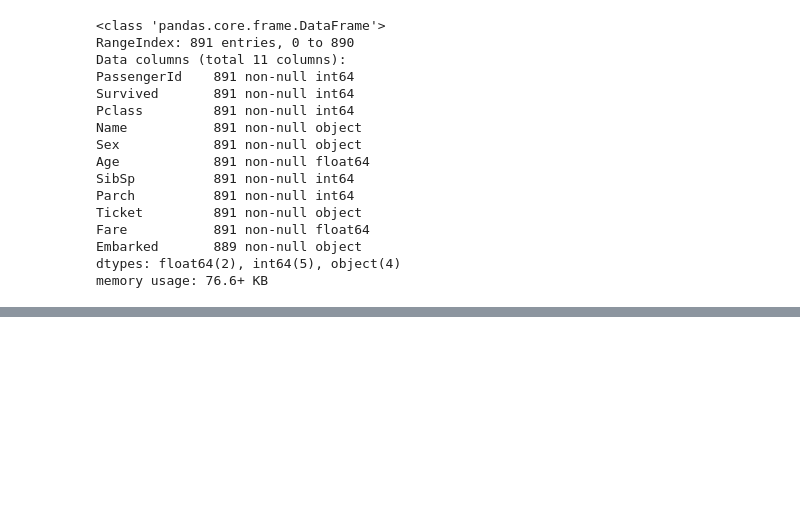
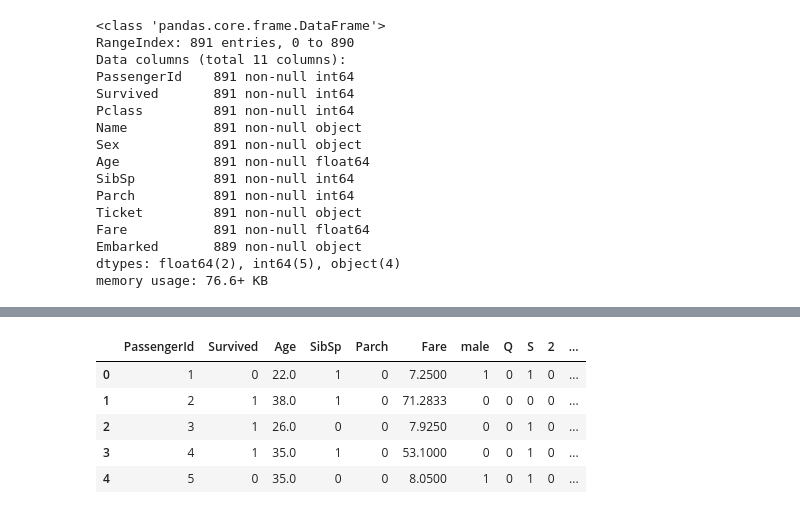
Before and after one commit to wolfieorama/recommender-sys-ML, a Jupyter notebook: titanic.ipynb, the cells around one changed output, grey strips where cells are left out. Cells and saved outputs as stored; diff of their text form; code cells hidden in the pictures; blank space fills up the shorter version.

```diff
--- a/titanic.ipynb
+++ b/titanic.ipynb
@@ -137,0 +140,6 @@ df.head()
+# %%
+embark = pd.get_dummies(df['Embarked'],drop_first=True)
+# %%
+pcla = pd.get_dummies(df['Pclass'],drop_first=True)
+# %%
+df = pd.concat([df,sex,embark, pcla],axis=1) #adding the ecoded columns
@@ -137,0 +157,11 @@ df.head()
+# %%
+df.drop(['Sex', 'Embarked', 'Name','Ticket', 'Pclass'],axis=1,inplace=True)
+# %%
+df.head()
+# %% [output]
+|  | PassengerId | Survived | Age | SibSp | Parch | Fare | male | Q | S | 2 | ... |
+| 0 | 1 | 0 | 22.0 | 1 | 0 | 7.2500 | 1 | 0 | 1 | 0 | ... |
+| 1 | 2 | 1 | 38.0 | 1 | 0 | 71.2833 | 0 | 0 | 0 | 0 | ... |
+| 2 | 3 | 1 | 26.0 | 0 | 0 | 7.9250 | 0 | 0 | 1 | 0 | ... |
+| 3 | 4 | 1 | 35.0 | 1 | 0 | 53.1000 | 0 | 0 | 1 | 0 | ... |
+| 4 | 5 | 0 | 35.0 | 0 | 0 | 8.0500 | 1 | 0 | 1 | 0 | ... |
```
Also changed, not shown: parts of 29 cells of this notebook, 2 other files.
